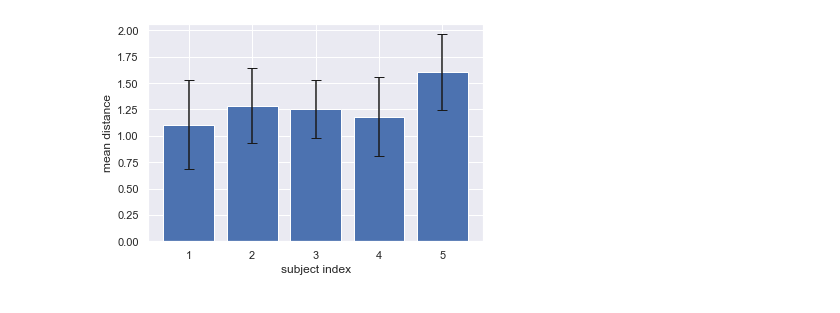
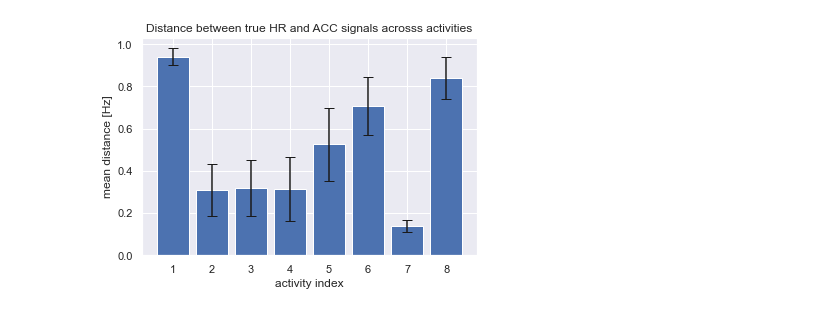
Before and after one commit to pennfranc/adm-ppg-analysis, a Jupyter notebook: data_analysis.ipynb, the cells around one changed output. Drawn from its saved outputs; the diff is of its cells as text; code cells hidden in the pictures.

```diff
--- a/data_analysis.ipynb
+++ b/data_analysis.ipynb
@@ -154,14 +140,15 @@ plt.show()
-# %%
-# analyze distances across subjects
-distance_means = []
-distance_stds = []
-for i in range(1, N_SUBJECTS + 1):
-    relevant_distances = distances_combined[subject_combined == i]
-    distance_means.append(np.nanmean(relevant_distances))
-    distance_stds.append(np.nanvar(relevant_distances))
-plt.bar(range(1, N_SUBJECTS + 1), distance_means, yerr=distance_stds, capsize=5)
-plt.ylabel('mean distance')
-plt.xlabel('subject index')
-plt.show()
-# %% [output]
-[figure, removed]
+# %%
+# analyze distances across activities
+distance_means = []
+distance_stds = []
+for i in range(1, 9):
+    relevant_distances = distances_combined[activity_combined == i]
+    distance_means.append(np.nanmean(relevant_distances))
+    distance_stds.append(np.nanvar(relevant_distances))
+plt.bar(range(1, 9), distance_means, yerr=distance_stds, capsize=5)
+plt.ylabel('mean distance [Hz]')
+plt.xlabel('activity index')
+plt.title('Distance between true HR and ACC signals acrosss activities')
+plt.show()
+# %% [output]
+[figure, added]
```
Also changed, not shown: parts of 5 cells of this notebook, 1 other file.
